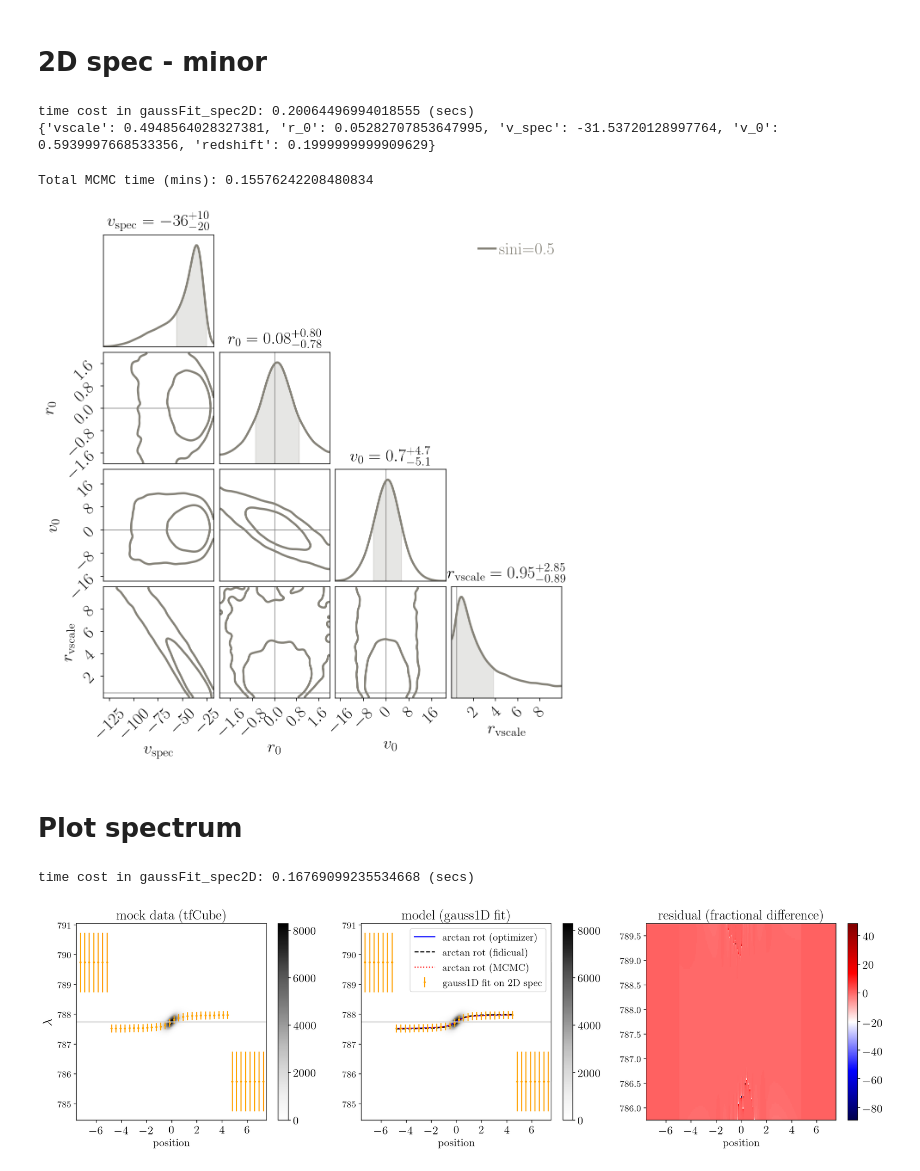
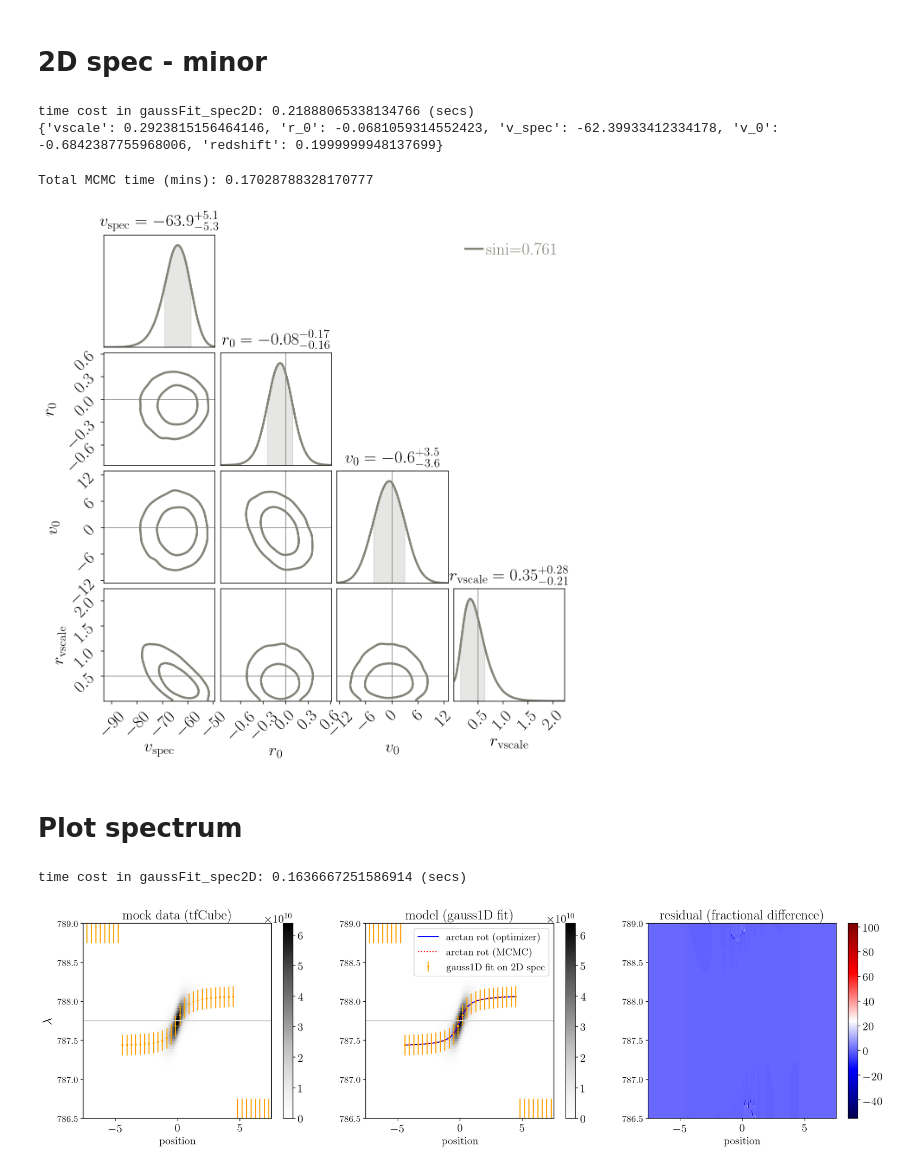
Before and after one commit to hungjinh/BinnedFit, a Jupyter notebook: notebook/branch_runs/gamma2/[demo] RotationCurveFit.ipynb, the cells around one changed output. Saved outputs shown, nothing was run; the diff lists cells and outputs as text; code cells hidden in the pictures.

```diff
--- a/notebook/branch_runs/gamma2/[demo] RotationCurveFit.ipynb
+++ b/notebook/branch_runs/gamma2/[demo] RotationCurveFit.ipynb
@@ -23,15 +23,15 @@ from binnedFit_utilities import *
 # %% [output]
 dir_tfCube: /Users/hhg/Research/kinematic_lensing/repo/KLens
 # %%
-sini = 0.5
+sini = 0.761
 g1 = 0.0
-g2 = 0.05
+g2 = 0.2
 
 eint_thy = cal_e_int(sini=sini)
 eobs_thy = cal_e_obs(e_int=eint_thy, gamma_p=g1)
 theta_obs = cal_theta_obs(e_int=eint_thy, gamma_x=g2)
 
-slitAng_major_p = theta_obs
+slitAng_major_p = theta_obs    # 45./180.*np.pi
 slitAng_minor_p = theta_obs + np.pi/2.
 
 bestfit_e_obs = eobs_thy
@@ -45,35 +45,44 @@ slitAng_minor_p: 111.00845248813019
 # %%
 update_TF, _ = get_TFcube_pars()
+update_TF['redshift'] = 0.2
 
 update_TF['slitAngles'] = np.array([slitAng_major_p, slitAng_minor_p])
 
 update_TF['g1'] = g1
 update_TF['g2'] = g2
 update_TF['sini'] = sini
-update_TF['vcirc'] = 200.
 
-update_TF['n_knots'] = 25.
-update_TF['knot_fraction'] = 0.0
+update_TF['nm_per_pixel'] = 0.033 #0.033 # 0.025
+update_TF['pixScale'] = 0.1185 # 0.1185  # 0.032
+update_TF['Resolution'] = 6000.
+update_TF['psfFWHM'] = 0.5
 update_TF['throughput'] = 0.29
 update_TF['slitWidth'] = 0.05
-update_TF['psfFWHM'] = 0.5
-update_TF['pixScale'] = 0.1185# 0.1185  # 0.032
+update_TF['expTime'] = 3600.0
+update_TF['area'] = 3.14*(1000./2.)**2
 
-update_TF['redshift'] = 0.2
-update_TF['Resolution'] = 6000.
-update_TF['nm_per_pixel'] = 0.033 #0.033 # 0.025
-update_TF['expTime'] = 3600.0
+
+update_TF['norm'] = 0.
 update_TF['linelist']['flux'][update_TF['linelist']['species'] == 'Halpha'] = 6.0e-24
 update_TF['lambda_min'] = (1 + update_TF['redshift']) * update_TF['linelist']['lambda'][update_TF['linelist']['species'] == 'Halpha'] - 2
 update_TF['lambda_max'] = (1 + update_TF['redshift']) * update_TF['linelist']['lambda'][update_TF['linelist']['species'] == 'Halpha'] + 2
-update_TF['norm'] = 0.
+
+update_TF['vcirc'] = 200.
+update_TF['aspect'] = 0.2
+update_TF['n_knots'] = 25
+update_TF['knot_fraction'] = 0.0
+update_TF['half_light_radius'] = .50
+update_TF['vscale'] = update_TF['half_light_radius']
+
+
 update_TF['ngrid'] = 256
 update_TF['image_size'] = 128
+
+
 
 TF_pars, meta_parameters = get_TFcube_pars(update_TF)
 
 %time data, noise, obslambda = get_data_TFcube(TF_pars, meta_parameters, return_lambda=True)
-
 
 # make data_info from Prangal's data output
 
@@ -162,14 +191,14 @@ RotFit_minor = RotationCurveFit(data_info, active_par_key = ['r_0', 'v_spec', 'v
 params_rot_minor = RotFit_minor.optFit_rotation_curve(RotFit_minor.gaussfit_peakLambda, par_init_guess={'vscale':0.5})
 print(params_rot_minor)
 # %% [output]
-time cost in gaussFit_spec2D: 0.20064496994018555 (secs)
-{'vscale': 0.4948564028327381, 'r_0': 0.05282707853647995, 'v_spec': -31.53720128997764, 'v_0': 0.5939997668533356, 'redshift': 0.1999999999909629}
+time cost in gaussFit_spec2D: 0.21888065338134766 (secs)
+{'vscale': 0.2923815156464146, 'r_0': -0.0681059314552423, 'v_spec': -62.39933412334178, 'v_0': -0.6842387755968006, 'redshift': 0.1999999948137699}
 # %%
 # find fitting parameters using MCMC (get error bars as well)
 chain_info_minor = RotFit_minor.run_MCMC(Nwalker=100, Nsteps=3000)
 Chain_minor = ChainTool(chain_info_minor, Nburn=150000, Nend=300000)
 # %% [output]
-Total MCMC time (mins): 0.15576242208480834
+Total MCMC time (mins): 0.17028788328170777
 # %%
 Nchains = 1
 colors = [gray, lightblue, red, yellow, blue, yellowgreen, green, green, black]
@@ -178,7 +207,7 @@ lines = ["-", '--', "--", "-.", '-', ":", "--", ':']
 statistics="max"
 
 select_par_key = ['v_spec', 'r_0', 'v_0', 'vscale'] #, 'vscale'
-legend_chain = "sini=%.1f"%sini
+legend_chain = "sini=%.3f"%sini
 
 parID1,parName1,par_x1 = Chain_minor.select_par_info(select_par_key)
 
@@ -201,7 +230,7 @@ fig.subplots_adjust(left=0.12, right=0.99, bottom=0.11, top=0.99)
 fig.set_size_inches(2.5 + fig.get_size_inches())
 fig.savefig("fig1.pdf", transparent=True)
 # %% [output]
-[figure, old version]
+[figure, new version]
 # %% [markdown]
 # Plot spectrum
 # %%
@@ -243,40 +272,40 @@ ax[1].plot(RotFit.grid_pos[2::6], RotFit.fitted_rot_lambdaObs[2::6],color='b',ls
 #### result of fiducial rotation curve (black)
 par = RotFit.Parameter.par_fid.copy()
 fidicual_rot = RotFit.model_arctan_rotation(RotFit.grid_pos, vscale=par['vscale'], r_0=par['r_0'], v_spec=par['v_spec_major'], v_0=par['v_0'], redshift=par['redshift'])
-ax[1].plot(RotFit.grid_pos[2::6],fidicual_rot[2::6],color='k',ls='--',label='arctan rot (fidicual)')
+#ax[1].plot(RotFit.grid_pos[2::6],fidicual_rot[2::6],color='k',ls='--',label='arctan rot (fidicual)')
 
 #### result of bestfit from MCMC sampling (red)
 par_bestfit_MC = Chain.par_bestfit(select_par_key=None, statistics='max', mode=0)
 MC_rot = RotFit.model_arctan_rotation(RotFit.grid_pos, vscale=par_bestfit_MC['vscale'][1], r_0=par['r_0'], v_spec=par_bestfit_MC['v_spec'][1], v_0=par['v_0'], redshift=par['redshift'])
 ax[1].plot(RotFit.grid_pos[2::6],MC_rot[2::6],color='r',ls=':',label='arctan rot (MCMC)')
 
 
 lambda_cen = data_info['lambda_emit']*(1.+data_info['par_fid']['redshift'])
 
 ax[1].axhline(lambda_cen, color='lightgray')
 ax[0].axhline(lambda_cen, color='lightgray')
 
 
 for j in range(ncol):
-    #ax[j].set_ylim(vcen-1.5,vcen+1.5)
+    ax[j].set_ylim(786.5,789.0)
     #ax[j].set_xlim(-3.5,3.5)
     ax[j].set_xlabel('position', fontsize=15)
     ax[j].tick_params(axis='x', labelsize=16)
     ax[j].tick_params(axis='y', labelsize=13)
-    ax[j].set_xticks([-6, -4, -2, 0, 2, 4, 6])
+    #ax[j].set_xticks([-6, -4, -2, 0, 2, 4, 6])
 
 ax[0].set_ylabel(r'$\lambda$', fontsize=18)
 ax[0].set_title('mock data (tfCube)')
 ax[1].set_title('model (gauss1D fit)')
 ax[2].set_title('residual (fractional difference)')
 
 #ax[1].legend(loc=(2.3,0.75),prop={'size':16})
 ax[1].legend(loc="best",prop={'size':14})
 
 plt.show()
 # %% [output]
-time cost in gaussFit_spec2D: 0.16769099235534668 (secs)
+time cost in gaussFit_spec2D: 0.1636667251586914 (secs)
-[figure, old version]
+[figure, new version]
 # %%
 data = RotFit_minor.data
 
```
Also changed, not shown: parts of 7 cells of this notebook, 20 other files.
